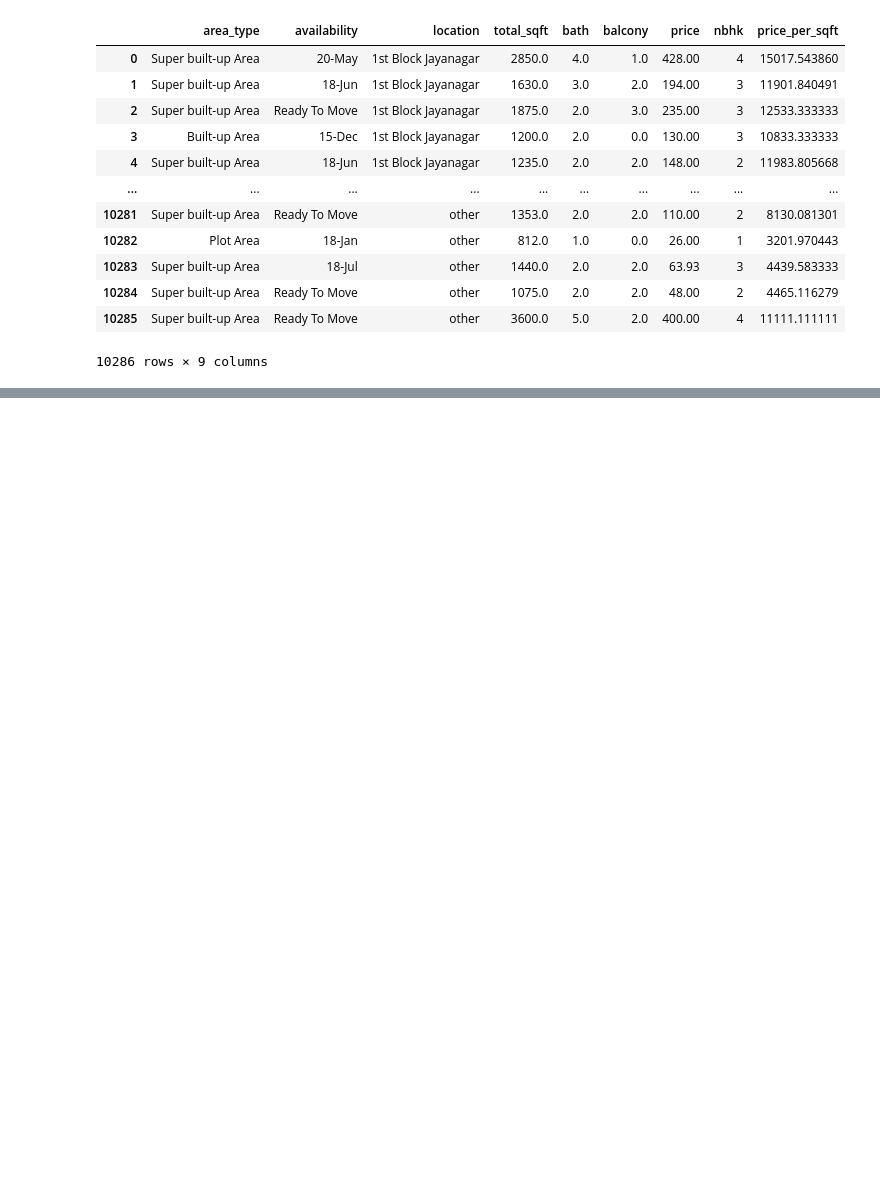
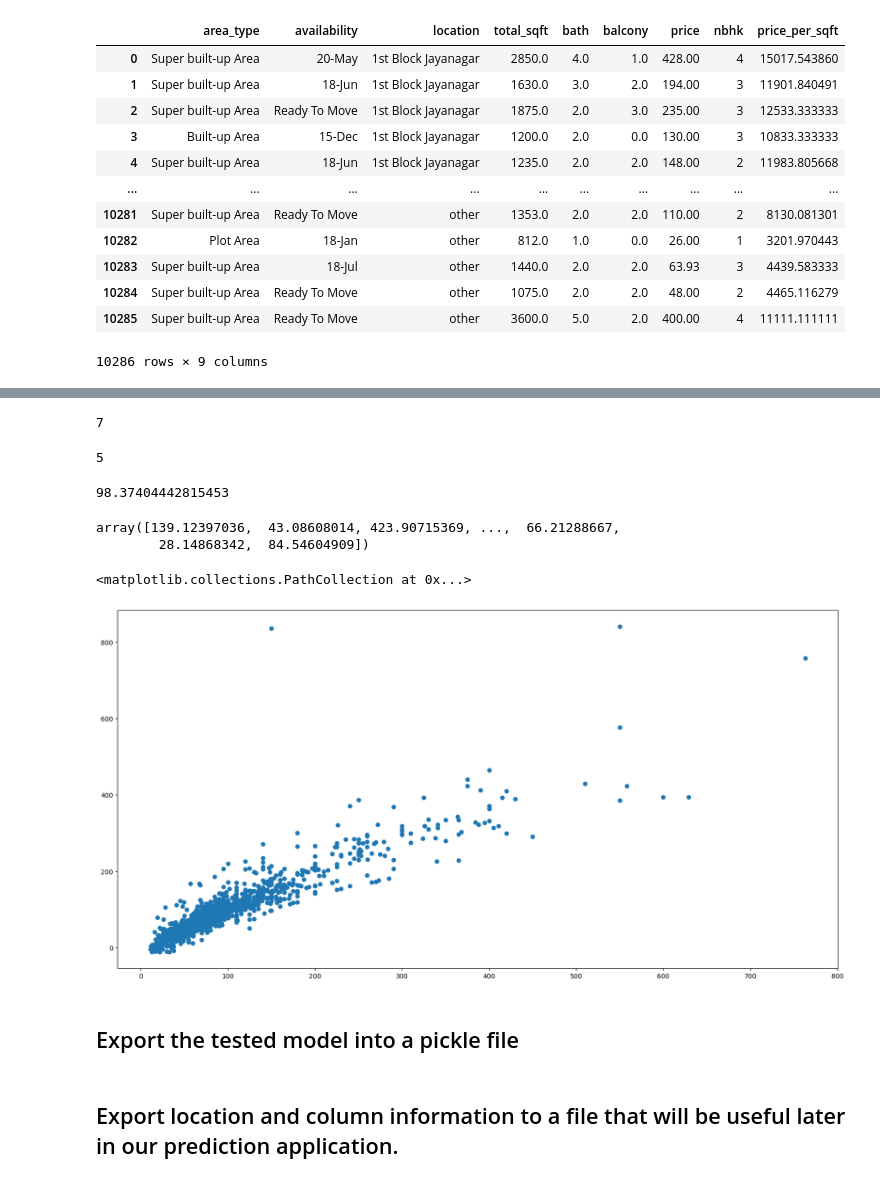
Before and after one commit to SachinMishra-ux/Digikull_March_house, a Jupyter notebook: Bangalore_house_price_prediction.ipynb, the cells around one changed output, grey strips where cells are left out. Saved outputs shown, nothing was run; the diff lists cells and outputs as text; code cells hidden in the pictures; blank space fills up the shorter version.

Commit message:
model_created

```diff
--- a/Bangalore_house_price_prediction.ipynb
+++ b/Bangalore_house_price_prediction.ipynb
@@ -831,0 +834,3 @@ Name: price, Length: 7275, dtype: float64
+# %%
+from sklearn.model_selection import train_test_split
+X_train,X_test,y_train,y_test= train_test_split(X,y,test_size=0.2)
@@ -831,0 +841,5 @@ Name: price, Length: 7275, dtype: float64
+# %%
+from sklearn import linear_model
+model= linear_model.LinearRegression()
+# %%
+model.fit(X_train,y_train)
@@ -831,0 +946,8 @@ Name: price, Length: 7275, dtype: float64
+# %%
+np.where(X.columns=='location_1st Phase JP Nagar')[0][0]
+# %% [output]
+7
+# %%
+np.where(X.columns=='area_type_Plot  Area')[0][0]
+# %% [output]
+5
@@ -831,0 +967,17 @@ Name: price, Length: 7275, dtype: float64
+# %%
+predict_price('area_type_Plot  Area','location_1st Phase JP Nagar',0,1000,2,2)
+# %% [output]
+98.37404442815453
+# %%
+prediction= model.predict(X_test)
+prediction
+# %% [output]
+array([139.12397036,  43.08608014, 423.90715369, ...,  66.21288667,
+        28.14868342,  84.54604909])
+# %%
+plt.scatter(y_test,prediction)
+# %% [output]
+<matplotlib.collections.PathCollection at 0x...>
+[figure, added]
+# %% [markdown]
+## Export the tested model into a pickle file
@@ -831,0 +988,2 @@ Name: price, Length: 7275, dtype: float64
+# %% [markdown]
+## Export location and column information to a file that will be useful later in our prediction application.
```
Also changed, not shown: parts of 79 cells of this notebook, 2 other files.
